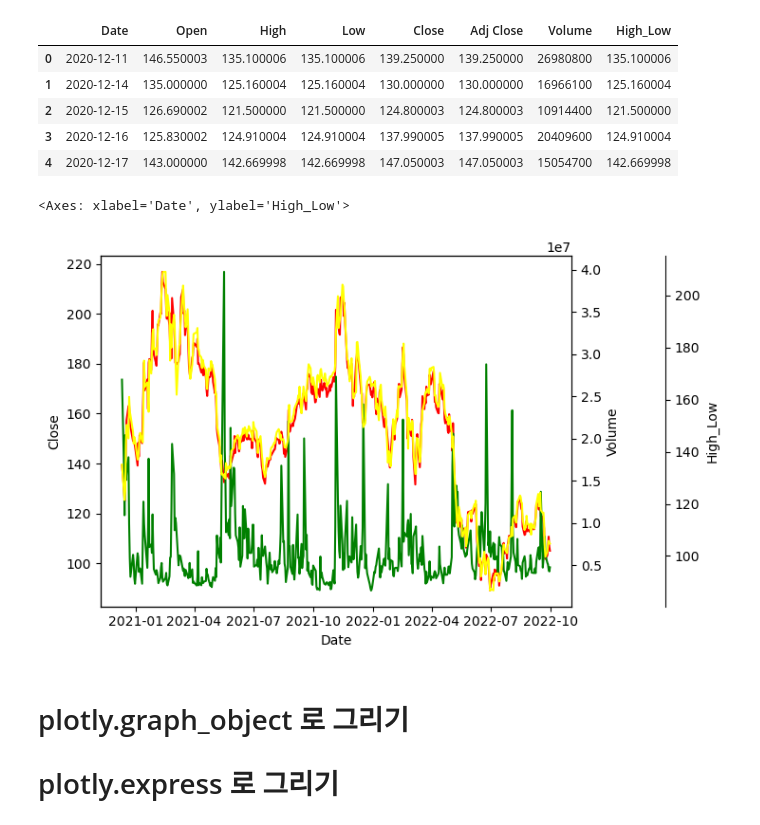
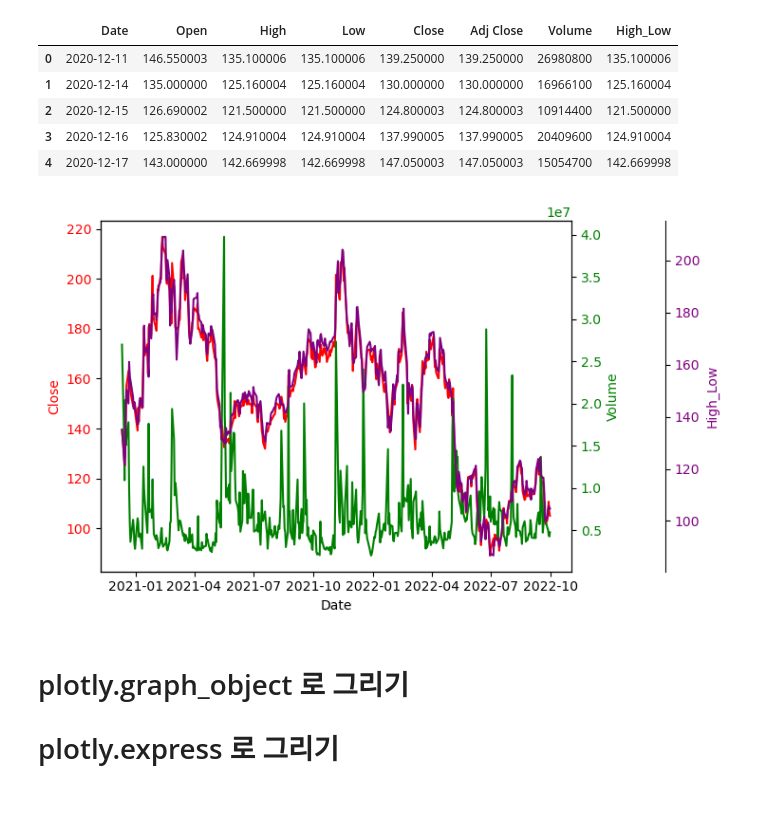
Before and after one commit to sswwdk/Data_visualization, a Jupyter notebook: 74_visualization_tips.ipynb, the cells around one changed output. Saved outputs shown, nothing was run; the diff lists cells and outputs as text; code cells hidden in the pictures.

```diff
--- a/74_visualization_tips.ipynb
+++ b/74_visualization_tips.ipynb
@@ -177,15 +177,30 @@ df_abnb.head(5)
 # %%
 fig, ax = plt.subplots()
 ax2 = ax.twinx()
 ax3 = ax.twinx()
 
 ax3.spines.right.set_position(('axes', 1.2)) # 현재축 위치에서 0.2 만큼 오른쪽으로 이동
 sns.lineplot(data=df_abnb, x='Date', y='Close', ax=ax, color='red')
 sns.lineplot(data=df_abnb, x='Date', y='Volume', ax=ax2, color= 'green')
-sns.lineplot(data=df_abnb, x='Date', y='High_Low', ax=ax3, color='yellow')
+sns.lineplot(data=df_abnb, x='Date', y='High_Low', ax=ax3, color='purple')
+
+
+# 왼쪽 y축
+ax.tick_params(axis='y', labelcolor='red')
+ax.yaxis.label.set_color('red')
+# 오른쪽 y축
+ax2.tick_params(axis='y', labelcolor='green')
+ax2.yaxis.label.set_color('green')
+
+# 오른쪽 2번째 y축
+ax3.tick_params(axis='y', labelcolor='purple')
+ax3.yaxis.label.set_color('purple')
+
+# x축
+ax.tick_params(axis='x', labelcolor='black')
+ax.xaxis.label.set_color('black')
 # %% [output]
-<Axes: xlabel='Date', ylabel='High_Low'>
-[figure, old version]
+[figure, new version]
 # %%
 # plotly로 2중축 차트
 from plotly.subplots import make_subplots
```
Also changed, not shown: parts of 5 cells of this notebook, 7 other files.
